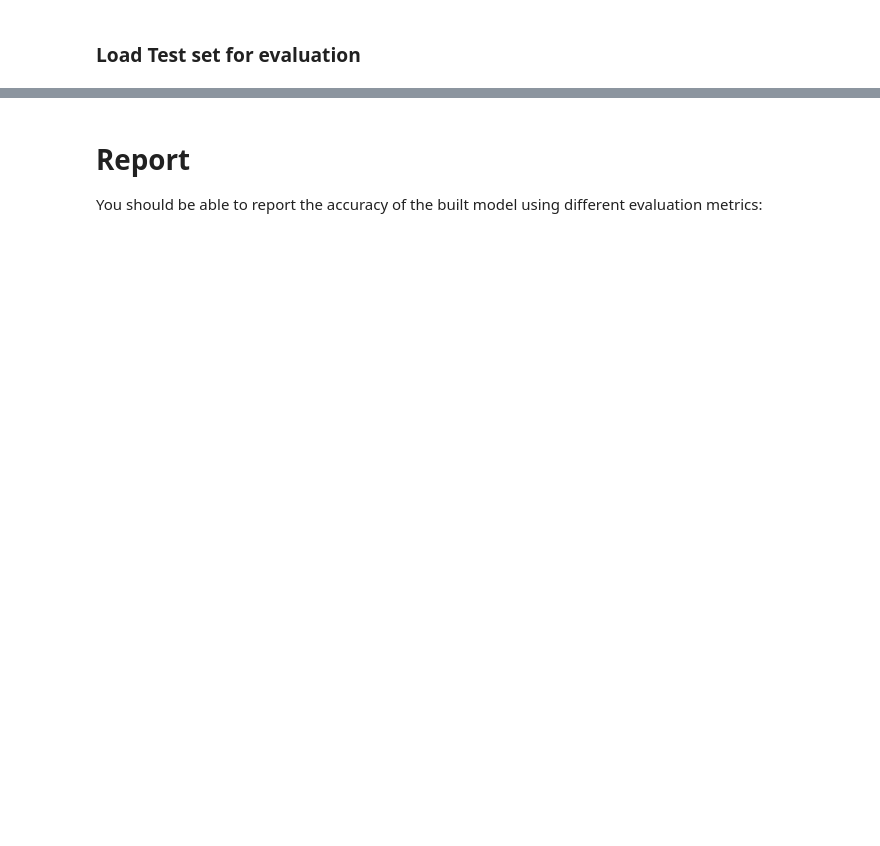
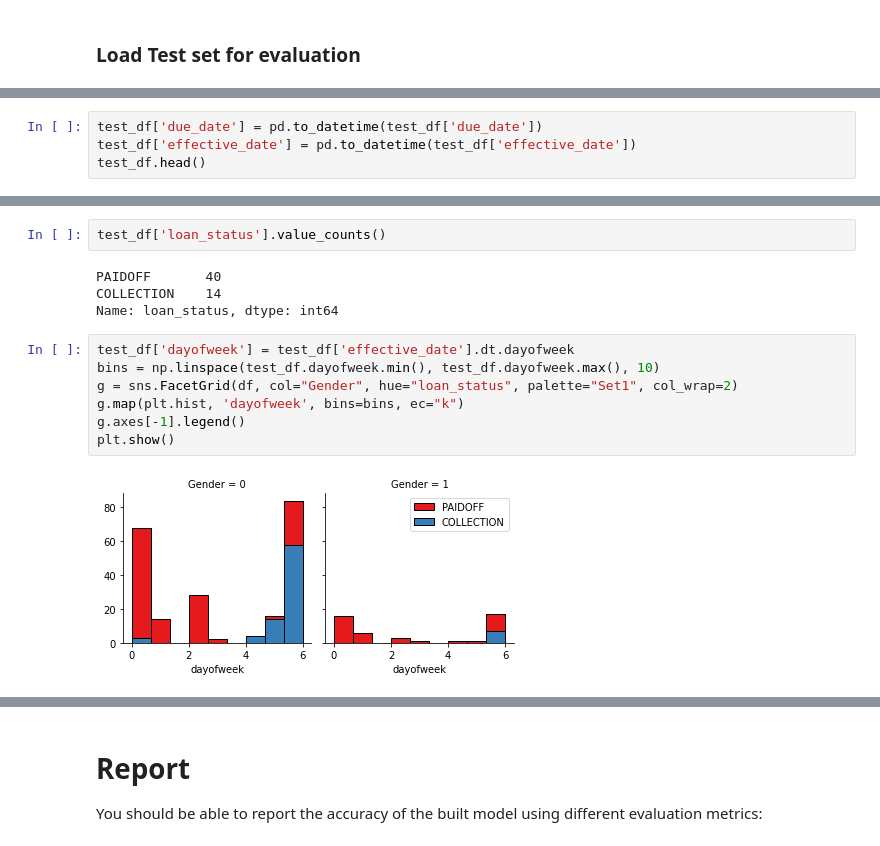
Before and after one commit to MintsandShovels/machine-learning-python-final-project, a Jupyter notebook: Machine Learning Python Final.ipynb, the cells around one changed output, grey strips where cells are left out. Cells and saved outputs as stored; diff of their text form; blank space fills up the shorter version.

```diff
--- a/Machine Learning Python Final.ipynb
+++ b/Machine Learning Python Final.ipynb
@@ -412,0 +459,4 @@ test_df.head()
+# %%
+test_df['due_date'] = pd.to_datetime(test_df['due_date'])
+test_df['effective_date'] = pd.to_datetime(test_df['effective_date'])
+test_df.head()
@@ -412,0 +470,15 @@ test_df.head()
+# %%
+test_df['loan_status'].value_counts()
+# %% [output]
+PAIDOFF       40
+COLLECTION    14
+Name: loan_status, dtype: int64
+# %%
+test_df['dayofweek'] = test_df['effective_date'].dt.dayofweek
+bins = np.linspace(test_df.dayofweek.min(), test_df.dayofweek.max(), 10)
+g = sns.FacetGrid(df, col="Gender", hue="loan_status", palette="Set1", col_wrap=2)
+g.map(plt.hist, 'dayofweek', bins=bins, ec="k")
+g.axes[-1].legend()
+plt.show()
+# %% [output]
+[figure, added]
```
Also changed, not shown: parts of 34 cells of this notebook.
